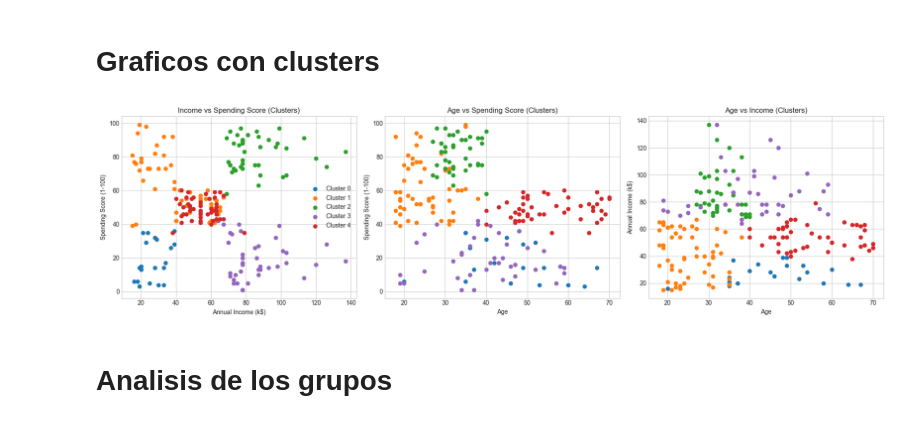
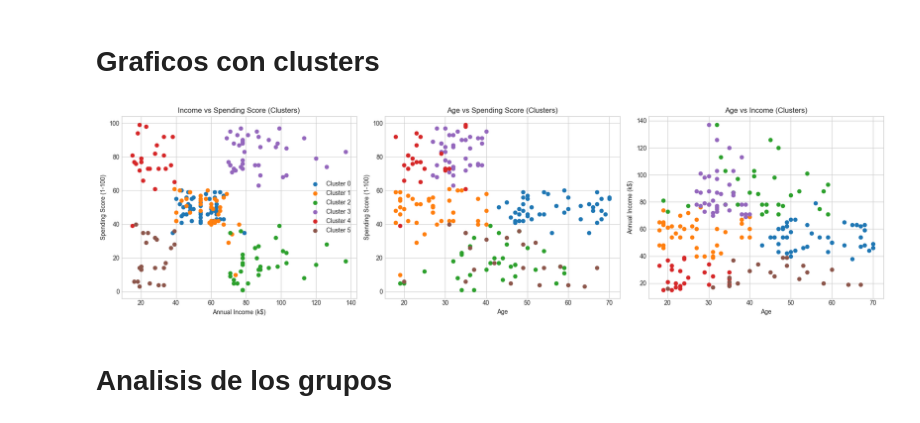
Before and after one commit to AnaMenoni/Practico-2-Analisis-de-Datos, a Jupyter notebook: practico 5/parte 2/shopping.ipynb, the cells around one changed output. Drawn from its saved outputs; the diff is of its cells as text; code cells hidden in the pictures.

```diff
--- a/practico 5/parte 2/shopping.ipynb
+++ b/practico 5/parte 2/shopping.ipynb
@@ -116,34 +116,34 @@ df['Cluster'] = kmeans.fit_predict(X_scaled)
 # Graficos con clusters
 # %%
 fig, axes = plt.subplots(1, 3, figsize=(18,5))
-colors = ['#1f77b4', '#ff7f0e', '#2ca02c', '#9467bd', '#d62728']
+colors = ['#1f77b4', '#ff7f0e', '#2ca02c', '#9467bd', '#d62728', '#8c564b']
 
 for i in range(df['Cluster'].nunique()):
     cluster_data = df[df['Cluster'] == i]
     axes[0].scatter(cluster_data['Annual Income (k$)'], cluster_data['Spending Score (1-100)'],
                     color=colors[i], label=f'Cluster {i}')
     axes[1].scatter(cluster_data['Age'], cluster_data['Spending Score (1-100)'],
                     color=colors[i])
     axes[2].scatter(cluster_data['Age'], cluster_data['Annual Income (k$)'],
                     color=colors[i])
 
 axes[0].set_title('Income vs Spending Score (Clusters)')
 axes[0].set_xlabel('Annual Income (k$)')
 axes[0].set_ylabel('Spending Score (1-100)')
 axes[0].legend()
 
 axes[1].set_title('Age vs Spending Score (Clusters)')
 axes[1].set_xlabel('Age')
 axes[1].set_ylabel('Spending Score (1-100)')
 
 axes[2].set_title('Age vs Income (Clusters)')
 axes[2].set_xlabel('Age')
 axes[2].set_ylabel('Annual Income (k$)')
 
 plt.tight_layout()
 plt.show()
 # %% [output]
-[figure, old version]
+[figure, new version]
 # %% [markdown]
 # Analisis de los grupos
 # %%
```
Also changed, not shown: parts of 1 cell of this notebook.
